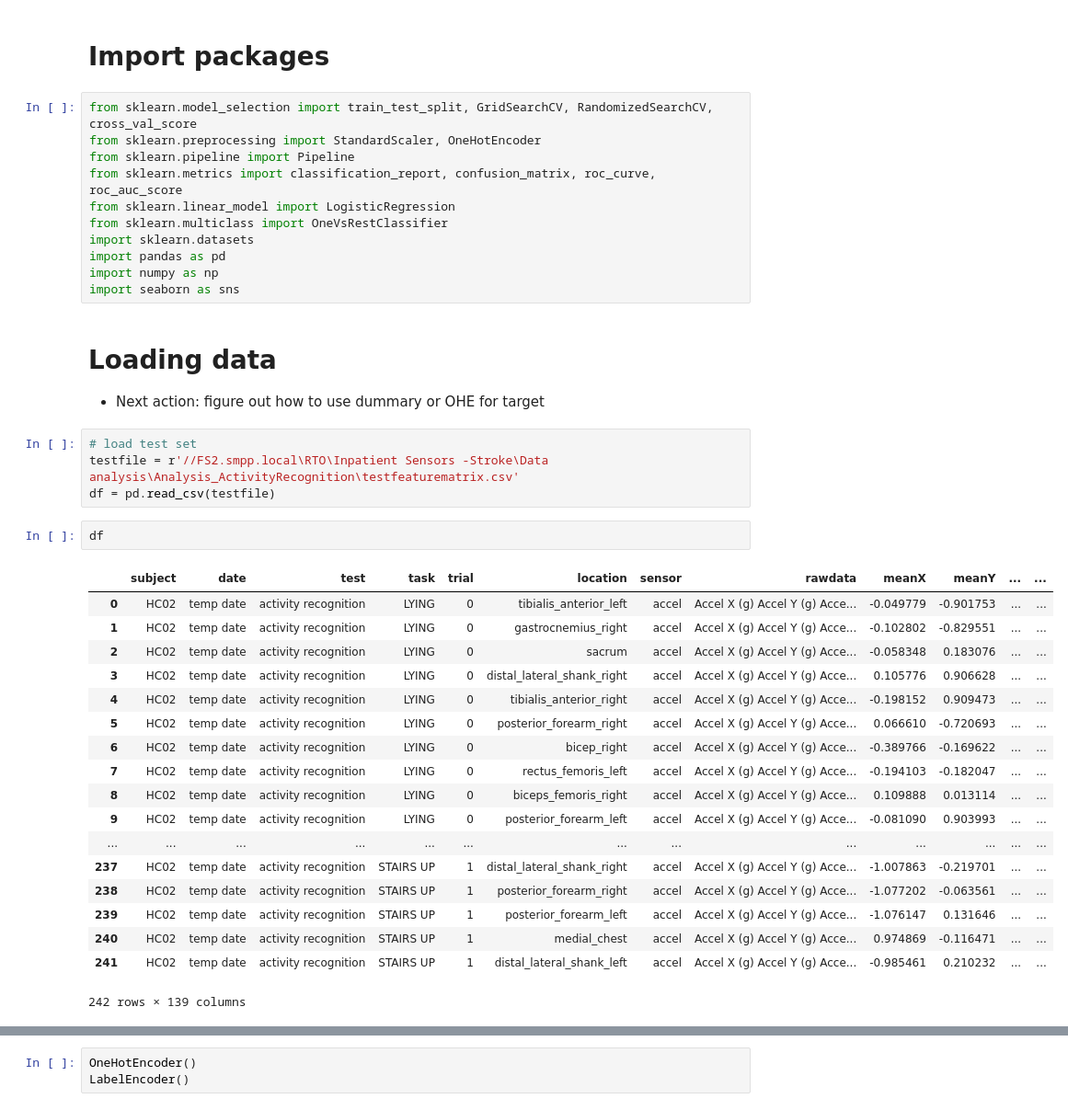
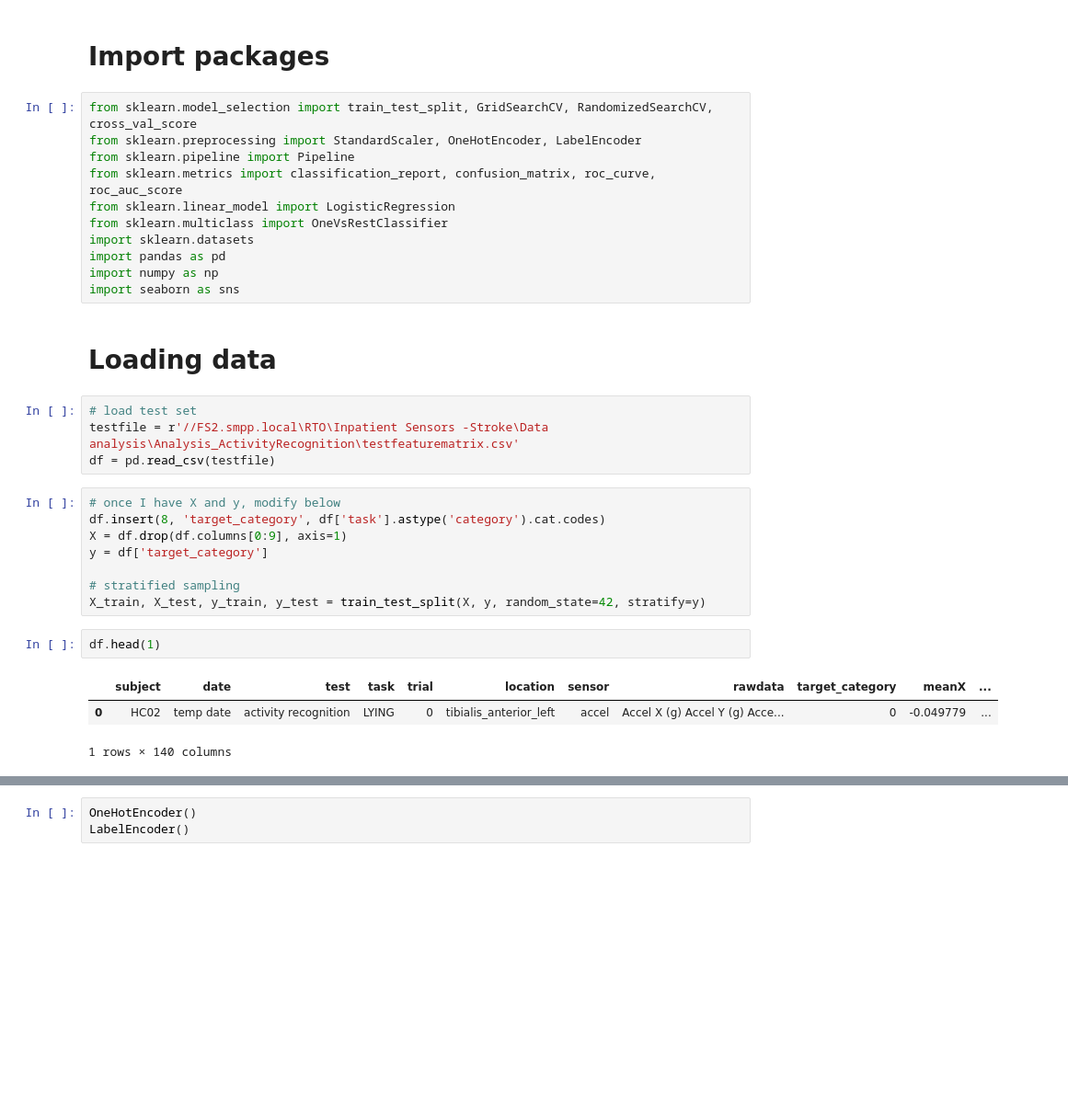
Before and after one commit to kamshee/activity-recognition-process, a Jupyter notebook: machine learning pipeline.ipynb, the cells around one changed output, grey strips where cells are left out. Shown at 92% size. Drawn from its saved outputs; the diff is of its cells as text; blank space fills up the shorter version.

Commit message:
adjusted to categorical target labels

```diff
--- a/machine learning pipeline.ipynb
+++ b/machine learning pipeline.ipynb
@@ -16,7 +16,7 @@ Linear classifiers
 # Import packages
 # %%
 from sklearn.model_selection import train_test_split, GridSearchCV, RandomizedSearchCV, cross_val_score
-from sklearn.preprocessing import StandardScaler, OneHotEncoder
+from sklearn.preprocessing import StandardScaler, OneHotEncoder, LabelEncoder
 from sklearn.pipeline import Pipeline
 from sklearn.metrics import classification_report, confusion_matrix, roc_curve, roc_auc_score
 from sklearn.linear_model import LogisticRegression
@@ -25,31 +25,23 @@ import sklearn.datasets
 import pandas as pd
 import numpy as np
 import seaborn as sns
-# %% [markdown]
-# Loading data
-- Next action: figure out how to use dummary or OHE for target
+# %% [markdown]
+# Loading data
 # %%
 # load test set
 testfile = r'//FS2.smpp.local\RTO\Inpatient Sensors -Stroke\Data analysis\Analysis_ActivityRecognition\testfeaturematrix.csv'
 df = pd.read_csv(testfile)
+# %%
+# once I have X and y, modify below
+df.insert(8, 'target_category', df['task'].astype('category').cat.codes)
+X = df.drop(df.columns[0:9], axis=1)
+y = df['target_category']
+
+# stratified sampling
+X_train, X_test, y_train, y_test = train_test_split(X, y, random_state=42, stratify=y)
 # %%
-df
+df.head(1)
 # %% [output]
-|  | subject | date | test | task | trial | location | sensor | rawdata | meanX | meanY | ... | ... |
-| 0 | HC02 | temp date | activity recognition | LYING | 0 | tibialis_anterior_left | accel | Accel X (g) Accel Y (g) Acce... | -0.049779 | -0.901753 | ... | ... |
-| 1 | HC02 | temp date | activity recognition | LYING | 0 | gastrocnemius_right | accel | Accel X (g) Accel Y (g) Acce... | -0.102802 | -0.829551 | ... | ... |
-| 2 | HC02 | temp date | activity recognition | LYING | 0 | sacrum | accel | Accel X (g) Accel Y (g) Acce... | -0.058348 | 0.183076 | ... | ... |
-| 3 | HC02 | temp date | activity recognition | LYING | 0 | distal_lateral_shank_right | accel | Accel X (g) Accel Y (g) Acce... | 0.105776 | 0.906628 | ... | ... |
-| 4 | HC02 | temp date | activity recognition | LYING | 0 | tibialis_anterior_right | accel | Accel X (g) Accel Y (g) Acce... | -0.198152 | 0.909473 | ... | ... |
-| 5 | HC02 | temp date | activity recognition | LYING | 0 | posterior_forearm_right | accel | Accel X (g) Accel Y (g) Acce... | 0.066610 | -0.720693 | ... | ... |
-| 6 | HC02 | temp date | activity recognition | LYING | 0 | bicep_right | accel | Accel X (g) Accel Y (g) Acce... | -0.389766 | -0.169622 | ... | ... |
-| 7 | HC02 | temp date | activity recognition | LYING | 0 | rectus_femoris_left | accel | Accel X (g) Accel Y (g) Acce... | -0.194103 | -0.182047 | ... | ... |
-| 8 | HC02 | temp date | activity recognition | LYING | 0 | biceps_femoris_right | accel | Accel X (g) Accel Y (g) Acce... | 0.109888 | 0.013114 | ... | ... |
-| 9 | HC02 | temp date | activity recognition | LYING | 0 | posterior_forearm_left | accel | Accel X (g) Accel Y (g) Acce... | -0.081090 | 0.903993 | ... | ... |
-| ... | ... | ... | ... | ... | ... | ... | ... | ... | ... | ... | ... | ... |
-| 237 | HC02 | temp date | activity recognition | STAIRS UP | 1 | distal_lateral_shank_right | accel | Accel X (g) Accel Y (g) Acce... | -1.007863 | -0.219701 | ... | ... |
-| 238 | HC02 | temp date | activity recognition | STAIRS UP | 1 | posterior_forearm_right | accel | Accel X (g) Accel Y (g) Acce... | -1.077202 | -0.063561 | ... | ... |
-| 239 | HC02 | temp date | activity recognition | STAIRS UP | 1 | posterior_forearm_left | accel | Accel X (g) Accel Y (g) Acce... | -1.076147 | 0.131646 | ... | ... |
-| 240 | HC02 | temp date | activity recognition | STAIRS UP | 1 | medial_chest | accel | Accel X (g) Accel Y (g) Acce... | 0.974869 | -0.116471 | ... | ... |
-| 241 | HC02 | temp date | activity recognition | STAIRS UP | 1 | distal_lateral_shank_left | accel | Accel X (g) Accel Y (g) Acce... | -0.985461 | 0.210232 | ... | ... |
+|  | subject | date | test | task | trial | location | sensor | rawdata | target_category | meanX | ... |
+| 0 | HC02 | temp date | activity recognition | LYING | 0 | tibialis_anterior_left | accel | Accel X (g) Accel Y (g) Acce... | 0 | -0.049779 | ... |
-242 rows × 139 columns
+1 rows × 140 columns
```
Also changed, not shown: parts of 38 cells of this notebook.
